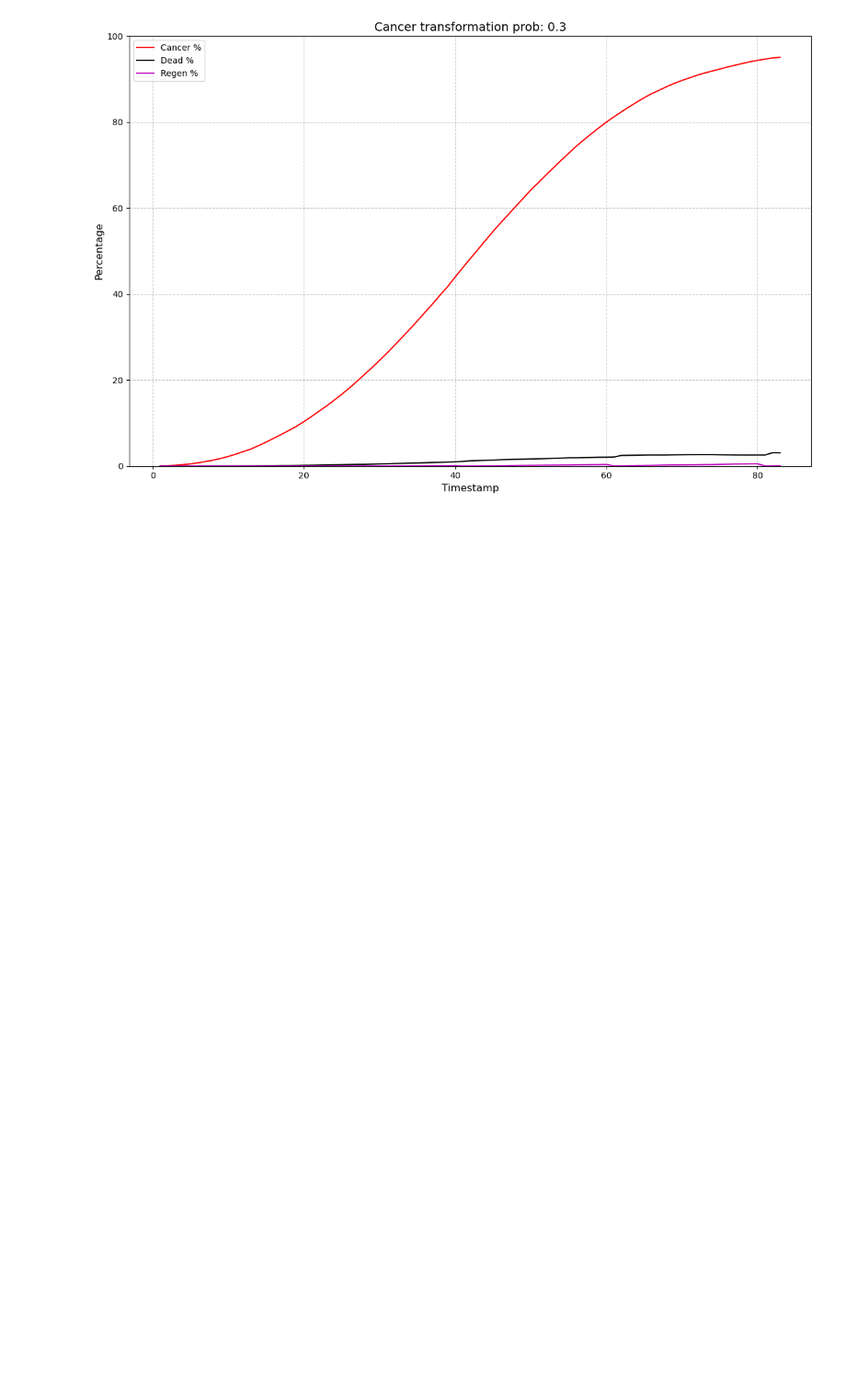
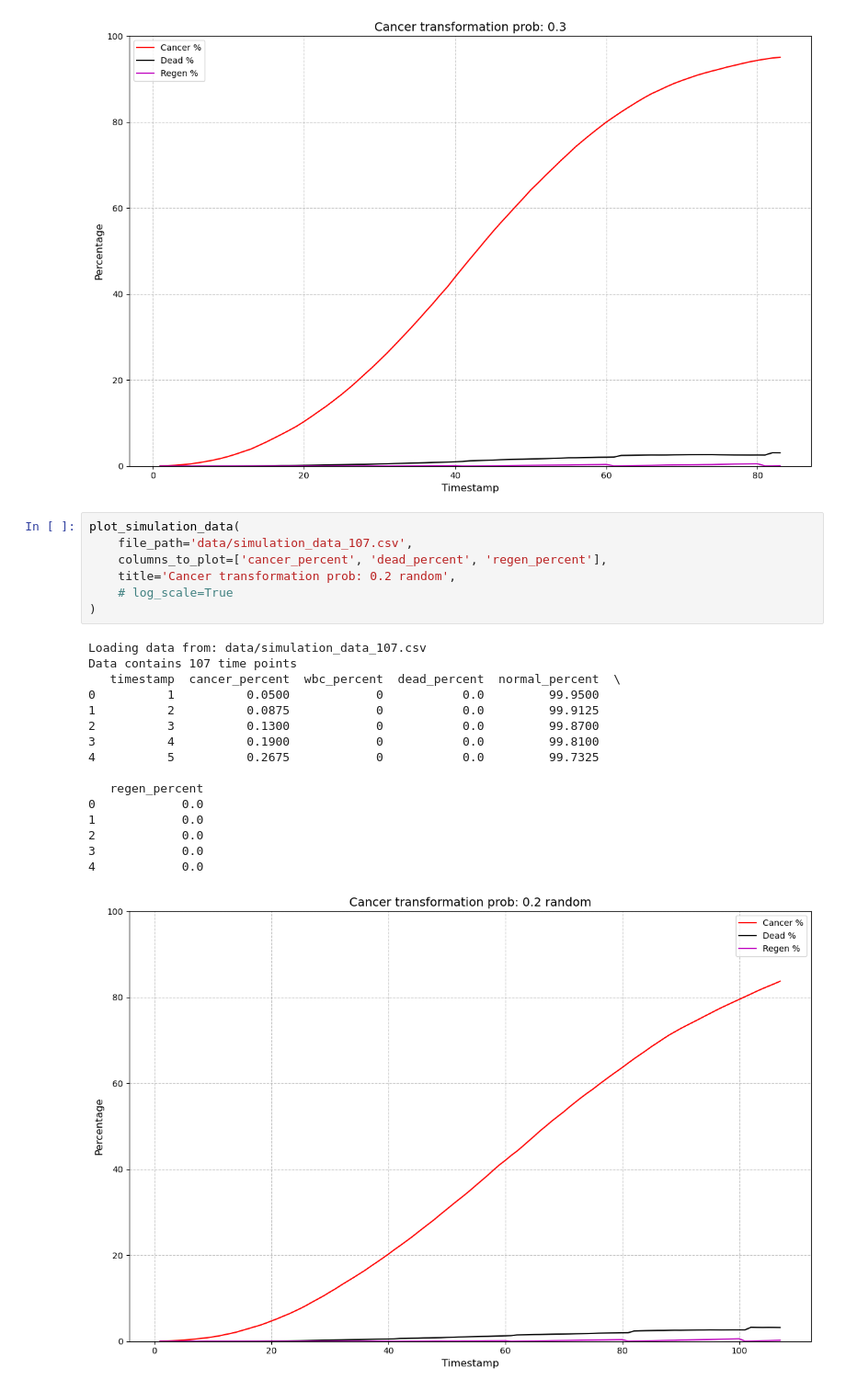
Before and after one commit to Dramalf/cancer_simulation, a Jupyter notebook: plot.ipynb, the cells around one changed output. Shown: that part at 92% size. Drawn from its saved outputs; the diff is of its cells as text; blank space fills up the shorter version.

Commit message:
feat:plot

```diff
--- a/plot.ipynb
+++ b/plot.ipynb
@@ -222,3 +222,27 @@ Data contains 83 time points
 3            0.0
 4            0.0
 [figure]
+# %%
+plot_simulation_data(
+    file_path='data/simulation_data_107.csv',
+    columns_to_plot=['cancer_percent', 'dead_percent', 'regen_percent'],
+    title='Cancer transformation prob: 0.2 random',
+    # log_scale=True
+)
+# %% [output]
+Loading data from: data/simulation_data_107.csv
+Data contains 107 time points
+   timestamp  cancer_percent  wbc_percent  dead_percent  normal_percent  \
+0          1          0.0500            0           0.0         99.9500
+1          2          0.0875            0           0.0         99.9125
+2          3          0.1300            0           0.0         99.8700
+3          4          0.1900            0           0.0         99.8100
+4          5          0.2675            0           0.0         99.7325
+
+   regen_percent
+0            0.0
+1            0.0
+2            0.0
+3            0.0
+4            0.0
+[figure, added]
```
